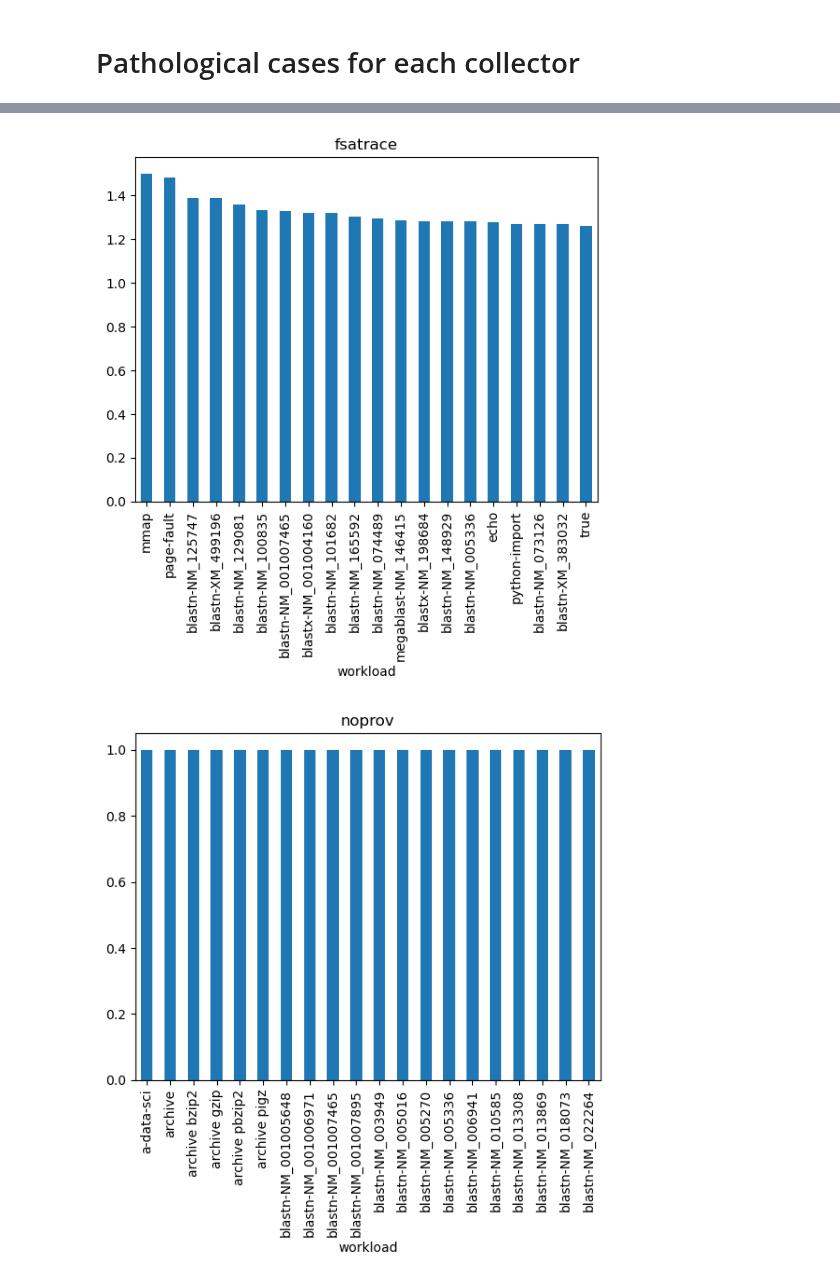
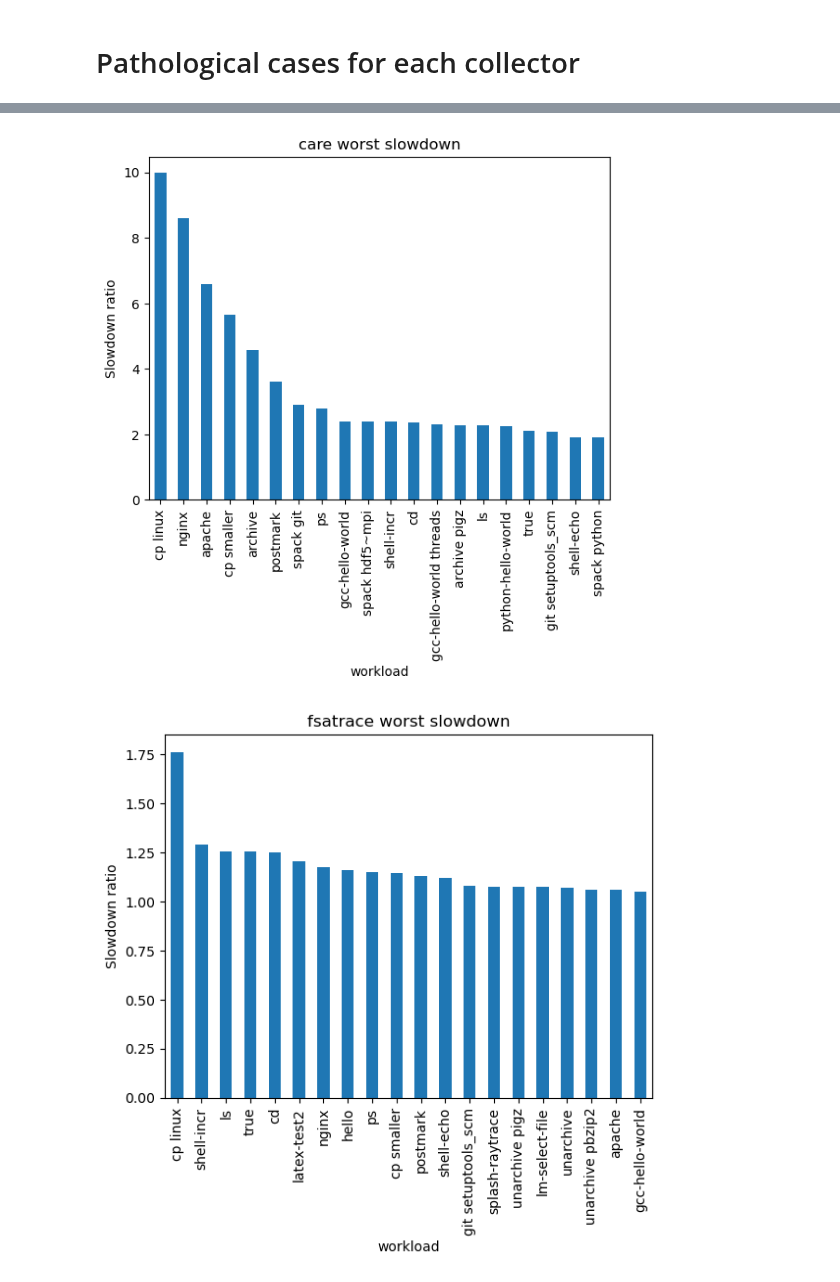
Before and after one commit to charmoniumQ/PROBE, a Jupyter notebook: benchmark/notebook/anomaly analysis.ipynb, the cells around one changed output, grey strips where cells are left out. Saved outputs shown, nothing was run; the diff lists cells and outputs as text; code cells hidden in the pictures.

```diff
--- a/benchmark/notebook/anomaly analysis.ipynb
+++ b/benchmark/notebook/anomaly analysis.ipynb
@@ -30,13 +30,13 @@ from util import flatten1
 
 collectors = list(flatten1([
     PROV_COLLECTOR_GROUPS[collector_name]
-    for collector_name in ["fast"]
+    for collector_name in ["working"]
 ]))
 workloads = list(flatten1([
     WORKLOAD_GROUPS[workload_name]
     for workload_name in ["working"]
 ]))
-iterations = 3
+iterations = 2
 ignore_failures = True
 rerun = False
 df = get_results(
@@ -46,6 +46,7 @@ df = get_results(
     seed=0,
     ignore_failures=ignore_failures,
     rerun=rerun,
+    parallelism=1,
 )
 # %% [markdown]
 # Find noprov-workloads with abnormally high deviation
@@ -127,10 +116,11 @@ Name: rel_slowdown, dtype: float64
 # %%
 for collector in agged.index.levels[0]:
     fig = matplotlib.figure.Figure()
     ax = fig.add_subplot(1, 1, 1)
     ax = agged.loc[collector]["rel_slowdown"].nlargest(20).plot.bar(ax=ax)
-    ax.set_title(collector)
+    ax.set_title(f"{collector} worst slowdown")
+    ax.set_ylabel("Slowdown ratio")
     display(fig)
 # %% [output]
-[figure, old version]
+[figure, new version]
-[figure, old version]
+[figure, new version]
```
Also changed, not shown: parts of 16 cells of this notebook, 14 other files.
